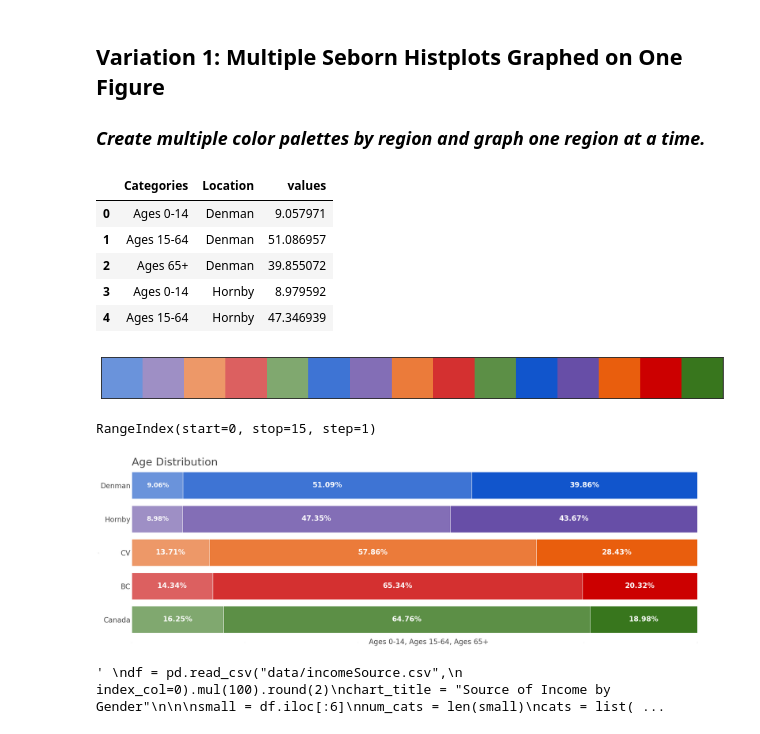
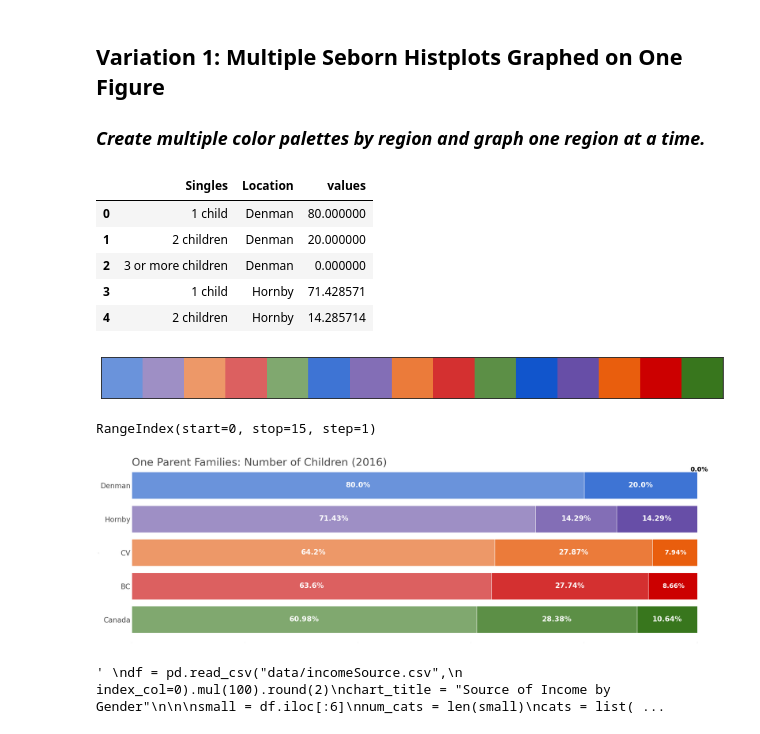
Before and after one commit to gelbelle/Graphing, a Jupyter notebook: stacked_charts.ipynb, the cells around one changed output. Drawn from its saved outputs; the diff is of its cells as text; code cells hidden in the pictures.

```diff
--- a/stacked_charts.ipynb
+++ b/stacked_charts.ipynb
@@ -7,9 +7,9 @@ import pandas as pd
 import seaborn as sns
 import matplotlib.pyplot as plt
 
-df = pd.read_csv("data/ages.csv",
+df = pd.read_csv("data/singlesChildren.csv",
                  index_col=0).round(2)
-chart_title = "Age Distribution"
+chart_title = "One Parent Families: Number of Children (2016)"
 num_cats = len(df)
 cats = list(df.index)
 cats.reverse()
@@ -25,12 +25,12 @@ df = pd.melt(df.reset_index(),
 df["values"] = pd.to_numeric(df["values"])
 df.head()
 # %% [output]
-|  | Categories | Location | values |
-| 0 | Ages 0-14 | Denman | 9.057971 |
-| 1 | Ages 15-64 | Denman | 51.086957 |
-| 2 | Ages 65+ | Denman | 39.855072 |
-| 3 | Ages 0-14 | Hornby | 8.979592 |
-| 4 | Ages 15-64 | Hornby | 47.346939 |
+|  | Singles | Location | values |
+| 0 | 1 child | Denman | 80.000000 |
+| 1 | 2 children | Denman | 20.000000 |
+| 2 | 3 or more children | Denman | 0.000000 |
+| 3 | 1 child | Hornby | 71.428571 |
+| 4 | 2 children | Hornby | 14.285714 |
 # %%
 # Set Seaborn plot style: white in the background, no grid lines
 sns.set_theme(style="white")
@@ -71,8 +71,7 @@ axis.tick_params(axis='x', length=0, labelsize=0)
 # Ages labels
 labels = ", ".join(cats[::-1])
 
-axis.set_xlabel(labels, loc='center',
-                fontsize=20, color="#4A4A4A", labelpad=-12)
+axis.set_xlabel(labels, loc='center', fontsize=20, color="white", labelpad=-12)
 axis.xaxis.set_label_position("bottom")
 
 # Location labels
@@ -116,35 +115,35 @@ for bar in axis.patches:
     if bar.get_width() < 4:
         axis.text(bar.get_x() + bar.get_width()/2 + .35,
                   # bar.get_height()+bar.get_y() - 0.12,  # skinny
                   bar.get_height()+bar.get_y()-.82,  # regular
                   f"{round(bar.get_width(), 2)}%",
                   ha="center",
-                  color="white",
+                  color="black",
                   size=18,
                   fontweight="bold"
                   )
     elif bar.get_width() < 9.5:
         axis.text(bar.get_x() + bar.get_width()/2+.13,
                   # bar.get_height()+bar.get_y() - 0.12,  # skinny
                   bar.get_height()+bar.get_y()-.35,  # regular
                   f"{round(bar.get_width(), 2)}%",
                   ha="center",
                   color="white",
                   size=18,
                   fontweight="bold"
                   )
     else:
         axis.text(bar.get_x() + bar.get_width()/2,
                   # bar.get_height()+bar.get_y() - 0.12,  # skinny
                   bar.get_height()+bar.get_y()-.35,  # regular
                   f"{round(bar.get_width(), 2)}%",
                   ha="center",
                   color="white",
                   fontweight="bold",
                   size=20)
 # %% [output]
 RangeIndex(start=0, stop=15, step=1)
-[figure, old version]
+[figure, new version]
 # %%
 """
 df = pd.read_csv("data/incomeSource.csv",
```
Also changed, not shown: 4 other files.
